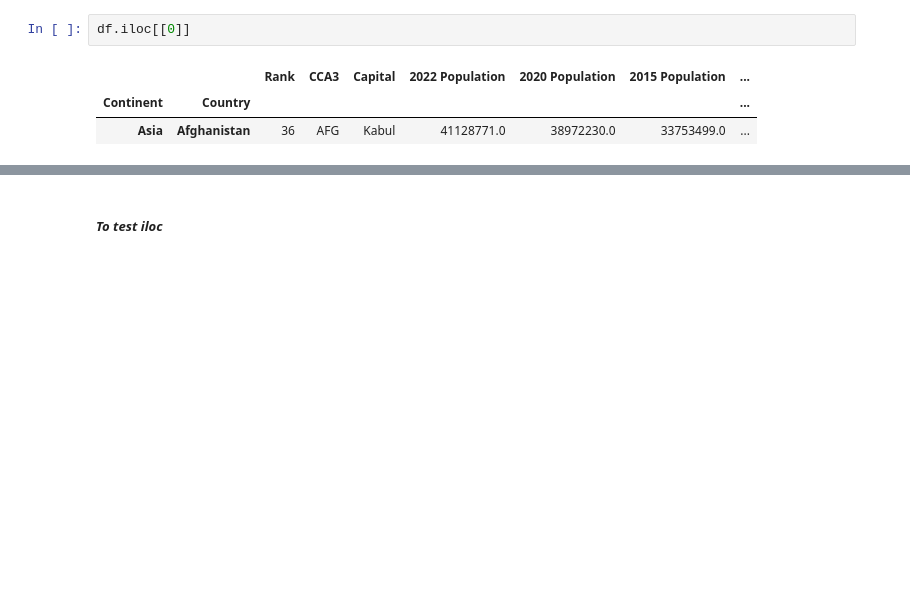
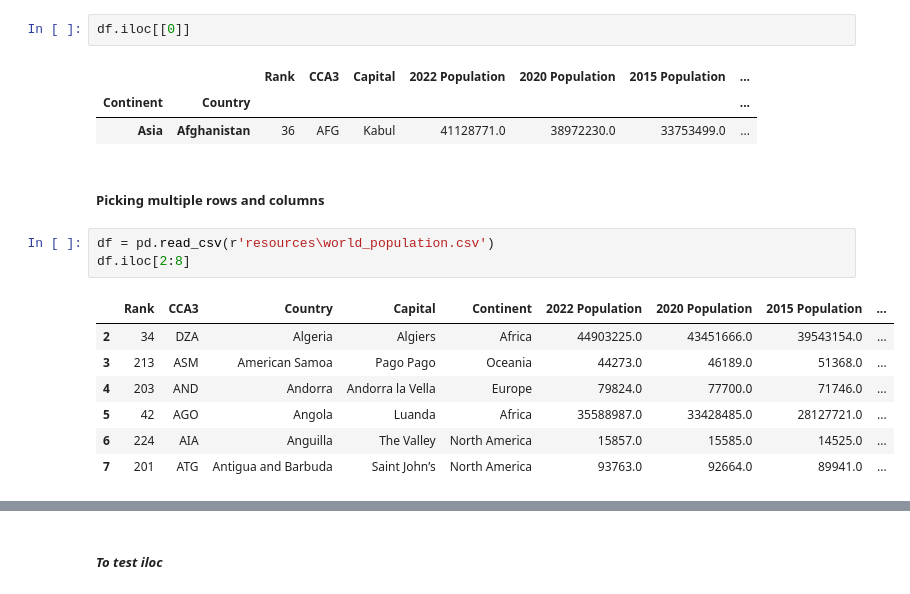
Before and after one commit to sweatshirt2/Pandas, a Jupyter notebook: Basics/reading_files_and_indexing.ipynb, the cells around one changed output, grey strips where cells are left out. Saved outputs shown, nothing was run; the diff lists cells and outputs as text; blank space fills up the shorter version.

```diff
--- a/Basics/reading_files_and_indexing.ipynb
+++ b/Basics/reading_files_and_indexing.ipynb
@@ -392,3 +431,16 @@ df.iloc[[0]]
 |  |  | Rank | CCA3 | Capital | 2022 Population | 2020 Population | 2015 Population | ... |
 | Continent | Country |  |  |  |  |  |  | ... |
 | Asia | Afghanistan | 36 | AFG | Kabul | 41128771.0 | 38972230.0 | 33753499.0 | ... |
+# %% [markdown]
+##### Picking multiple rows and columns
+# %%
+df = pd.read_csv(r'resources\world_population.csv')
+df.iloc[2:8]
+# %% [output]
+|  | Rank | CCA3 | Country | Capital | Continent | 2022 Population | 2020 Population | 2015 Population | ... |
+| 2 | 34 | DZA | Algeria | Algiers | Africa | 44903225.0 | 43451666.0 | 39543154.0 | ... |
+| 3 | 213 | ASM | American Samoa | Pago Pago | Oceania | 44273.0 | 46189.0 | 51368.0 | ... |
+| 4 | 203 | AND | Andorra | Andorra la Vella | Europe | 79824.0 | 77700.0 | 71746.0 | ... |
+| 5 | 42 | AGO | Angola | Luanda | Africa | 35588987.0 | 33428485.0 | 28127721.0 | ... |
+| 6 | 224 | AIA | Anguilla | The Valley | North America | 15857.0 | 15585.0 | 14525.0 | ... |
+| 7 | 201 | ATG | Antigua and Barbuda | Saint John’s | North America | 93763.0 | 92664.0 | 89941.0 | ... |
```
Also changed, not shown: parts of 21 cells of this notebook, 2 other files.
